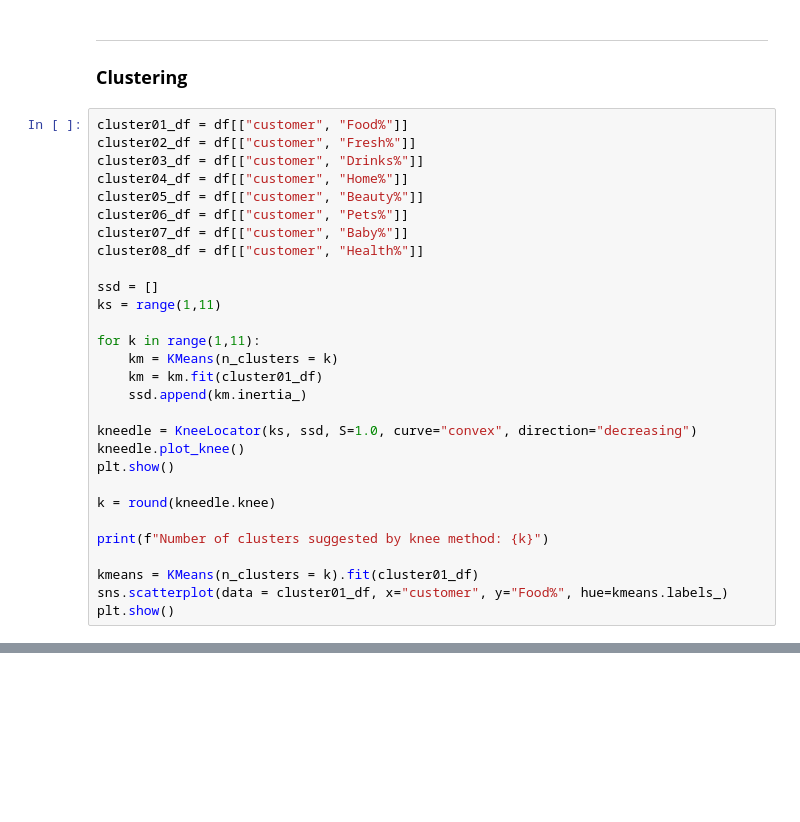
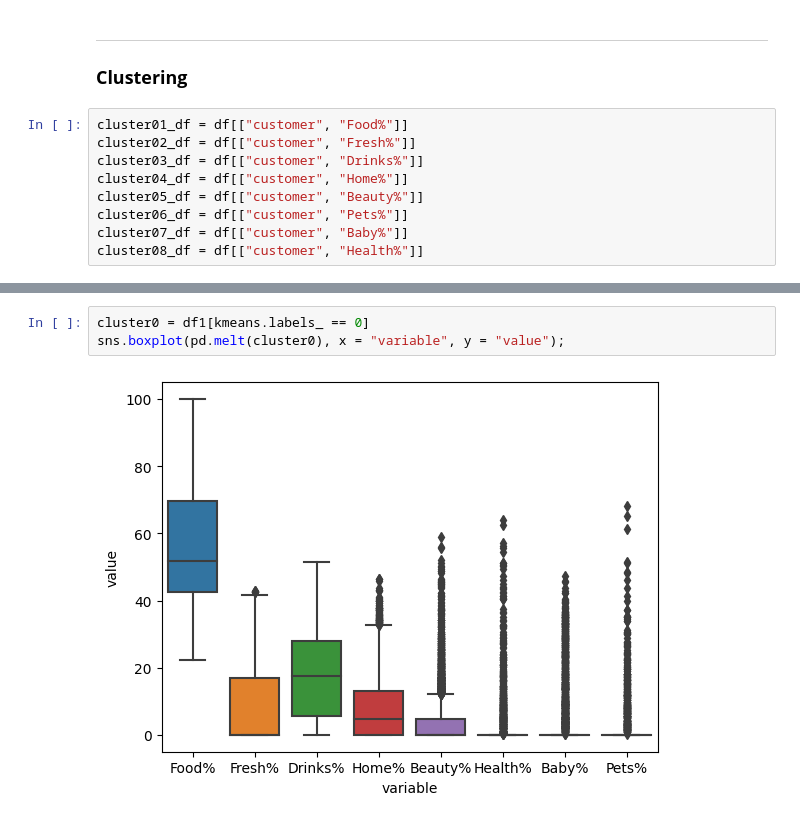
Before and after one commit to Francisco1583/francisco123, a Jupyter notebook: retoAnalitica/tarea2.ipynb, the cells around one changed output, grey strips where cells are left out. Cells and saved outputs as stored; diff of their text form; blank space fills up the shorter version.

Commit message:
Clusters

```diff
--- a/retoAnalitica/tarea2.ipynb
+++ b/retoAnalitica/tarea2.ipynb
@@ -224,23 +224,3 @@ cluster05_df = df[["customer", "Beauty%"]]
 cluster06_df = df[["customer", "Pets%"]]
 cluster07_df = df[["customer", "Baby%"]]
 cluster08_df = df[["customer", "Health%"]]
-
-ssd = []
-ks = range(1,11)
-
-for k in range(1,11):
-    km = KMeans(n_clusters = k)
-    km = km.fit(cluster01_df)
-    ssd.append(km.inertia_)
-
-kneedle = KneeLocator(ks, ssd, S=1.0, curve="convex", direction="decreasing")
-kneedle.plot_knee()
-plt.show()
-
-k = round(kneedle.knee)
-
-print(f"Number of clusters suggested by knee method: {k}")
-
-kmeans = KMeans(n_clusters = k).fit(cluster01_df)
-sns.scatterplot(data = cluster01_df, x="customer", y="Food%", hue=kmeans.labels_)
-plt.show()
@@ -250,0 +240,5 @@ Number of clusters suggested by knee method: 3
+# %%
+cluster0 = df1[kmeans.labels_ == 0]
+sns.boxplot(pd.melt(cluster0), x = "variable", y = "value");
+# %% [output]
+[figure, added]
```
Also changed, not shown: parts of 8 cells of this notebook.
